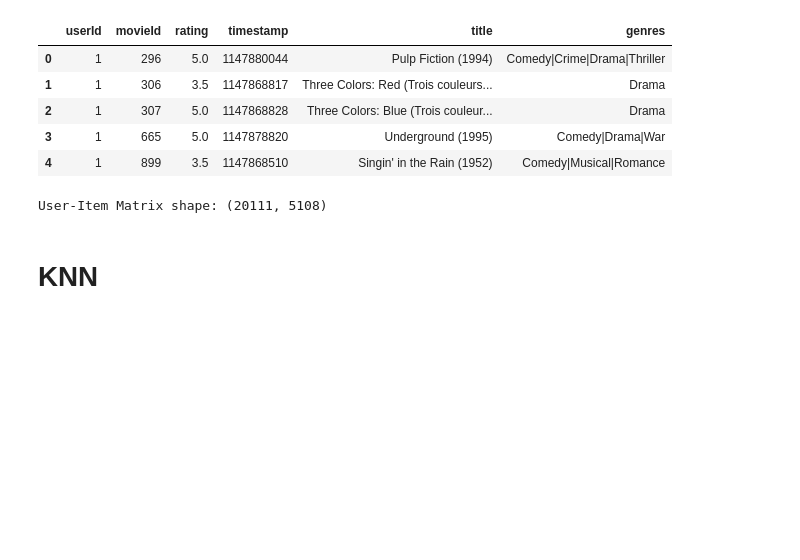
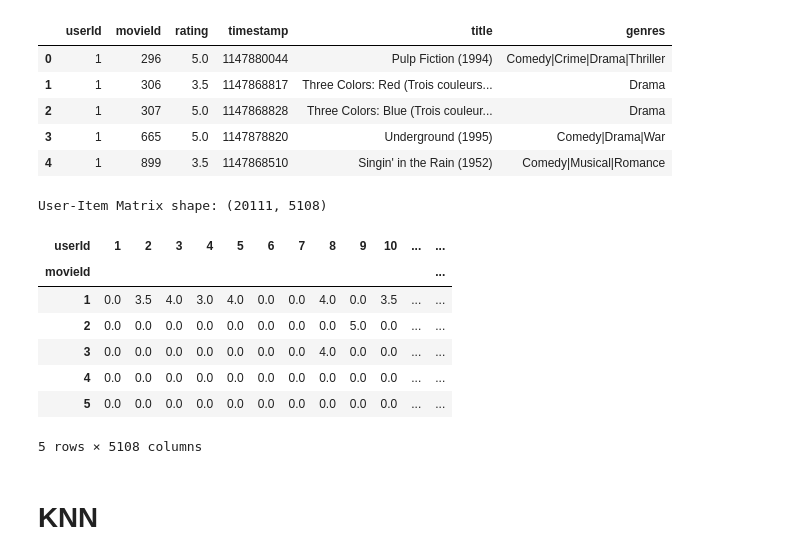
Before and after one commit to Yhabib05/movie-recommender, a Jupyter notebook: movie-recommender.ipynb, the cells around one changed output. Cells and saved outputs as stored; diff of their text form; code cells hidden in the pictures; blank space fills up the shorter version.

```diff
--- a/movie-recommender.ipynb
+++ b/movie-recommender.ipynb
@@ -98,8 +83,17 @@ Sampled Data shape: (750002, 6)
 # %%
 user_item_matrix=df_short.pivot_table(index='movieId',columns='userId',values='rating').fillna(0)
 print("User-Item Matrix shape:", user_item_matrix.shape)
+user_item_matrix.head()
 # %% [output]
 User-Item Matrix shape: (20111, 5108)
+| userId | 1 | 2 | 3 | 4 | 5 | 6 | 7 | 8 | 9 | 10 | ... | ... |
+| movieId |  |  |  |  |  |  |  |  |  |  |  | ... |
+| 1 | 0.0 | 3.5 | 4.0 | 3.0 | 4.0 | 0.0 | 0.0 | 4.0 | 0.0 | 3.5 | ... | ... |
+| 2 | 0.0 | 0.0 | 0.0 | 0.0 | 0.0 | 0.0 | 0.0 | 0.0 | 5.0 | 0.0 | ... | ... |
+| 3 | 0.0 | 0.0 | 0.0 | 0.0 | 0.0 | 0.0 | 0.0 | 4.0 | 0.0 | 0.0 | ... | ... |
+| 4 | 0.0 | 0.0 | 0.0 | 0.0 | 0.0 | 0.0 | 0.0 | 0.0 | 0.0 | 0.0 | ... | ... |
+| 5 | 0.0 | 0.0 | 0.0 | 0.0 | 0.0 | 0.0 | 0.0 | 0.0 | 0.0 | 0.0 | ... | ... |
+5 rows × 5108 columns
 # %% [markdown]
 # KNN
 # %%
```
Also changed, not shown: parts of 6 cells of this notebook, 6 other files.
